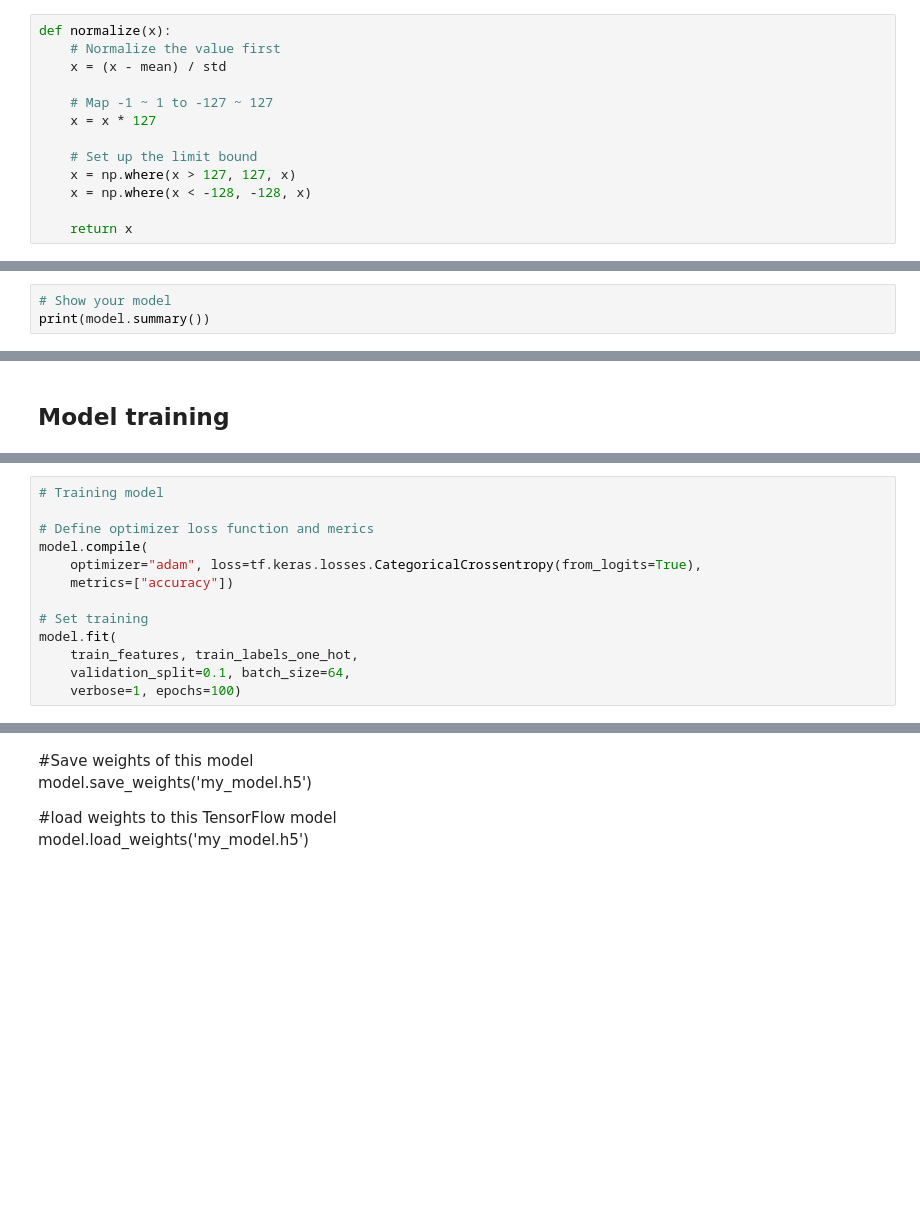
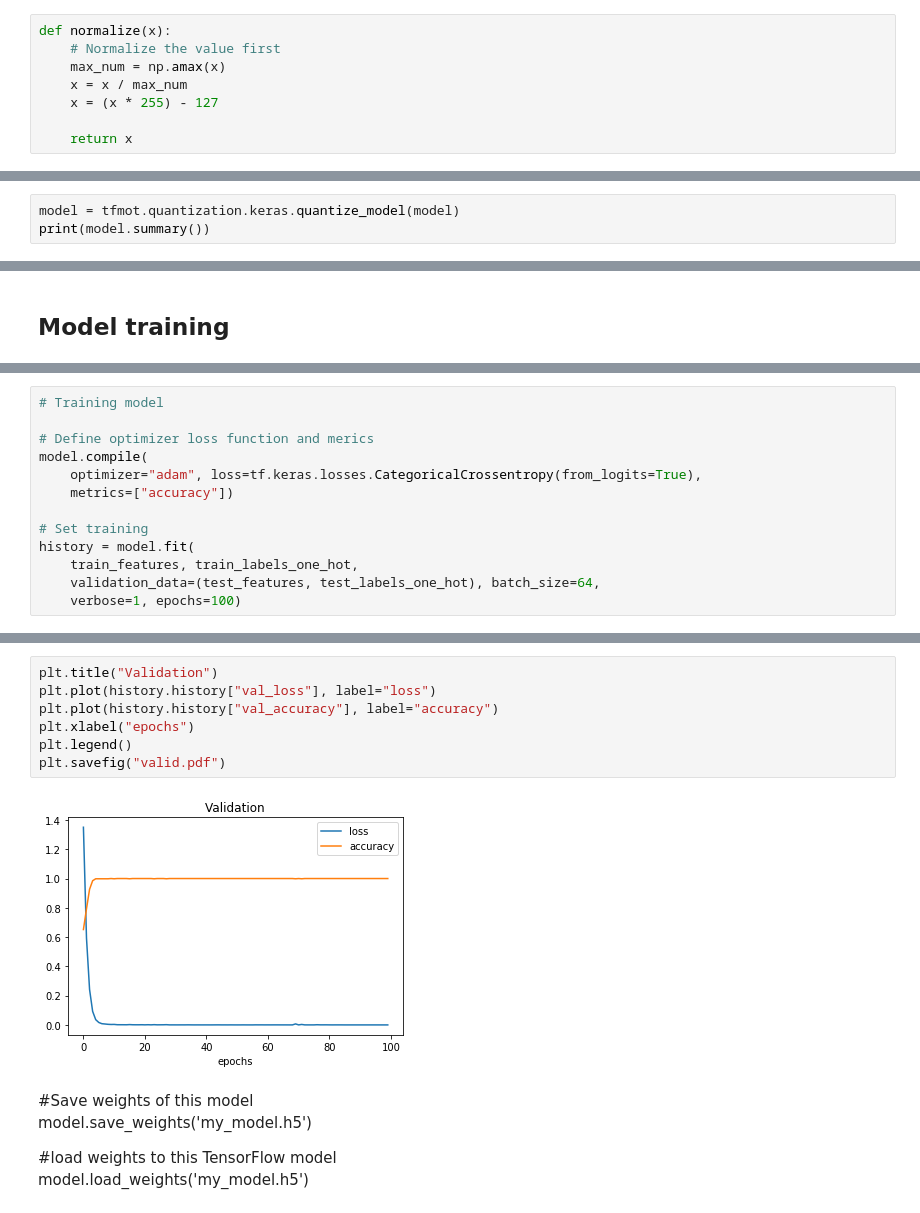
Before and after one commit to Justin900429/save_your_ass, a Jupyter notebook: pose.ipynb, the cells around one changed output, grey strips where cells are left out. Cells and saved outputs as stored; diff of their text form; blank space fills up the shorter version.

```diff
--- a/pose.ipynb
+++ b/pose.ipynb
@@ -74,14 +62,9 @@ test_labels_one_hot = to_categorical(test_labels, num_classes, dtype="float32")
 # %%
 def normalize(x):
     # Normalize the value first
-    x = (x - mean) / std
-
-    # Map -1 ~ 1 to -127 ~ 127
-    x = x * 127
-
-    # Set up the limit bound
-    x = np.where(x > 127, 127, x)
-    x = np.where(x < -128, -128, x)
+    max_num = np.amax(x)
+    x = x / max_num
+    x = (x * 255) - 127
 
     return x
 # %%
@@ -107,7 +106,7 @@ model.add(Activation("relu"))
 # FC3
 model.add(Dense(6))
 # %%
-# Show your model
+model = tfmot.quantization.keras.quantize_model(model)
 print(model.summary())
 # %% [output]
 Model: "sequential"
@@ -138,9 +139,9 @@ model.compile(
     metrics=["accuracy"])
 
 # Set training
-model.fit(
+history = model.fit(
     train_features, train_labels_one_hot,
-    validation_split=0.1, batch_size=64,
+    validation_data=(test_features, test_labels_one_hot), batch_size=64,
     verbose=1, epochs=100)
 # %% [output]
 Epoch 1/100
@@ -169,3 +169,12 @@ model.evaluate(test_features, test_labels_one_hot)
+# %%
+plt.title("Validation")
+plt.plot(history.history["val_loss"], label="loss")
+plt.plot(history.history["val_accuracy"], label="accuracy")
+plt.xlabel("epochs")
+plt.legend()
+plt.savefig("valid.pdf")
+# %% [output]
+[figure, added]
 # %% [markdown]
 #Save weights of this model
 model.save_weights('my_model.h5')
```
Also changed, not shown: parts of 15 cells of this notebook.
